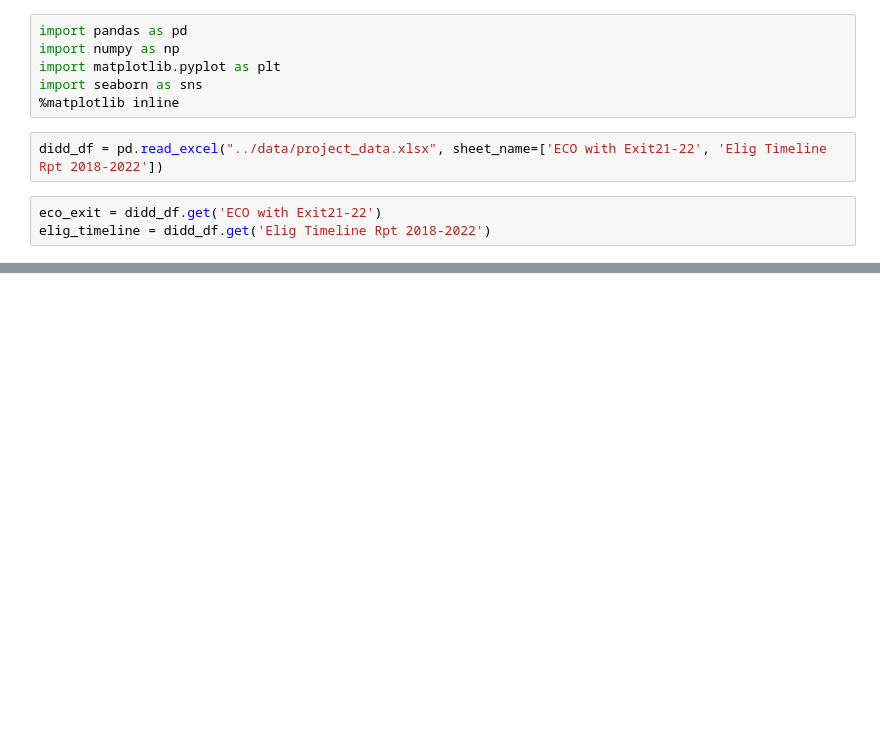
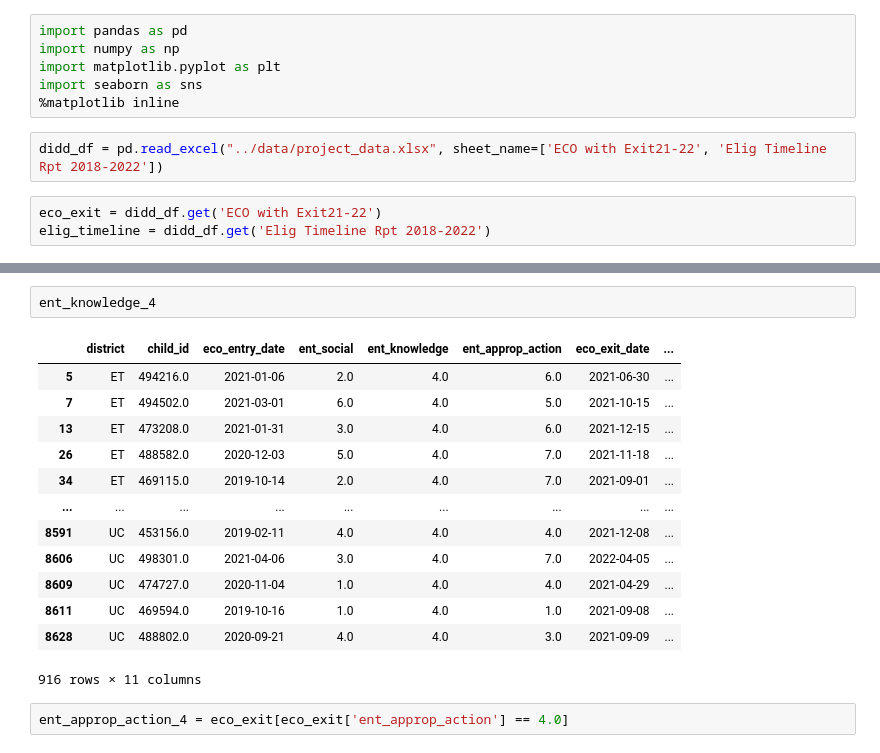
Before and after one commit to NSS-Data-Analytics-Cohort-7/didd-an-array-of-jorts, a Jupyter notebook: notebooks/EDA.ipynb, the cells around one changed output, grey strips where cells are left out. Saved outputs shown, nothing was run; the diff lists cells and outputs as text; blank space fills up the shorter version.

```diff
--- a/notebooks/EDA.ipynb
+++ b/notebooks/EDA.ipynb
@@ -136,0 +115,18 @@ exitcountdedf.plot(x = 'Exit Reason', kind = 'bar');
+# %%
+ent_knowledge_4
+# %% [output]
+|  | district | child_id | eco_entry_date | ent_social | ent_knowledge | ent_approp_action | eco_exit_date | ... |
+| 5 | ET | 494216.0 | 2021-01-06 | 2.0 | 4.0 | 6.0 | 2021-06-30 | ... |
+| 7 | ET | 494502.0 | 2021-03-01 | 6.0 | 4.0 | 5.0 | 2021-10-15 | ... |
+| 13 | ET | 473208.0 | 2021-01-31 | 3.0 | 4.0 | 6.0 | 2021-12-15 | ... |
+| 26 | ET | 488582.0 | 2020-12-03 | 5.0 | 4.0 | 7.0 | 2021-11-18 | ... |
+| 34 | ET | 469115.0 | 2019-10-14 | 2.0 | 4.0 | 7.0 | 2021-09-01 | ... |
+| ... | ... | ... | ... | ... | ... | ... | ... | ... |
+| 8591 | UC | 453156.0 | 2019-02-11 | 4.0 | 4.0 | 4.0 | 2021-12-08 | ... |
+| 8606 | UC | 498301.0 | 2021-04-06 | 3.0 | 4.0 | 7.0 | 2022-04-05 | ... |
+| 8609 | UC | 474727.0 | 2020-11-04 | 1.0 | 4.0 | 4.0 | 2021-04-29 | ... |
+| 8611 | UC | 469594.0 | 2019-10-16 | 1.0 | 4.0 | 1.0 | 2021-09-08 | ... |
+| 8628 | UC | 488802.0 | 2020-09-21 | 4.0 | 4.0 | 3.0 | 2021-09-09 | ... |
+916 rows × 11 columns
+# %%
+ent_approp_action_4 = eco_exit[eco_exit['ent_approp_action'] == 4.0]
```
Also changed, not shown: parts of 84 cells of this notebook.
